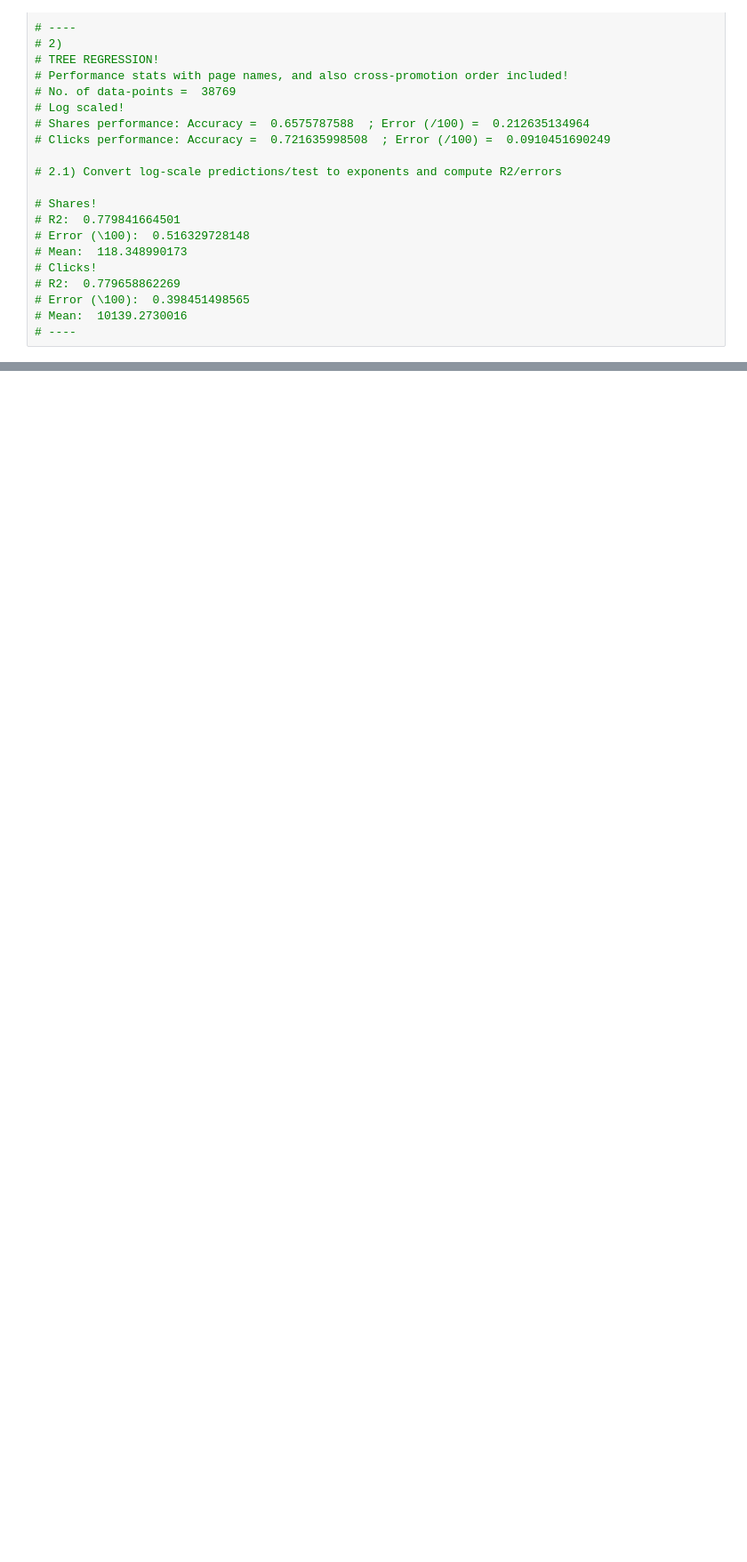
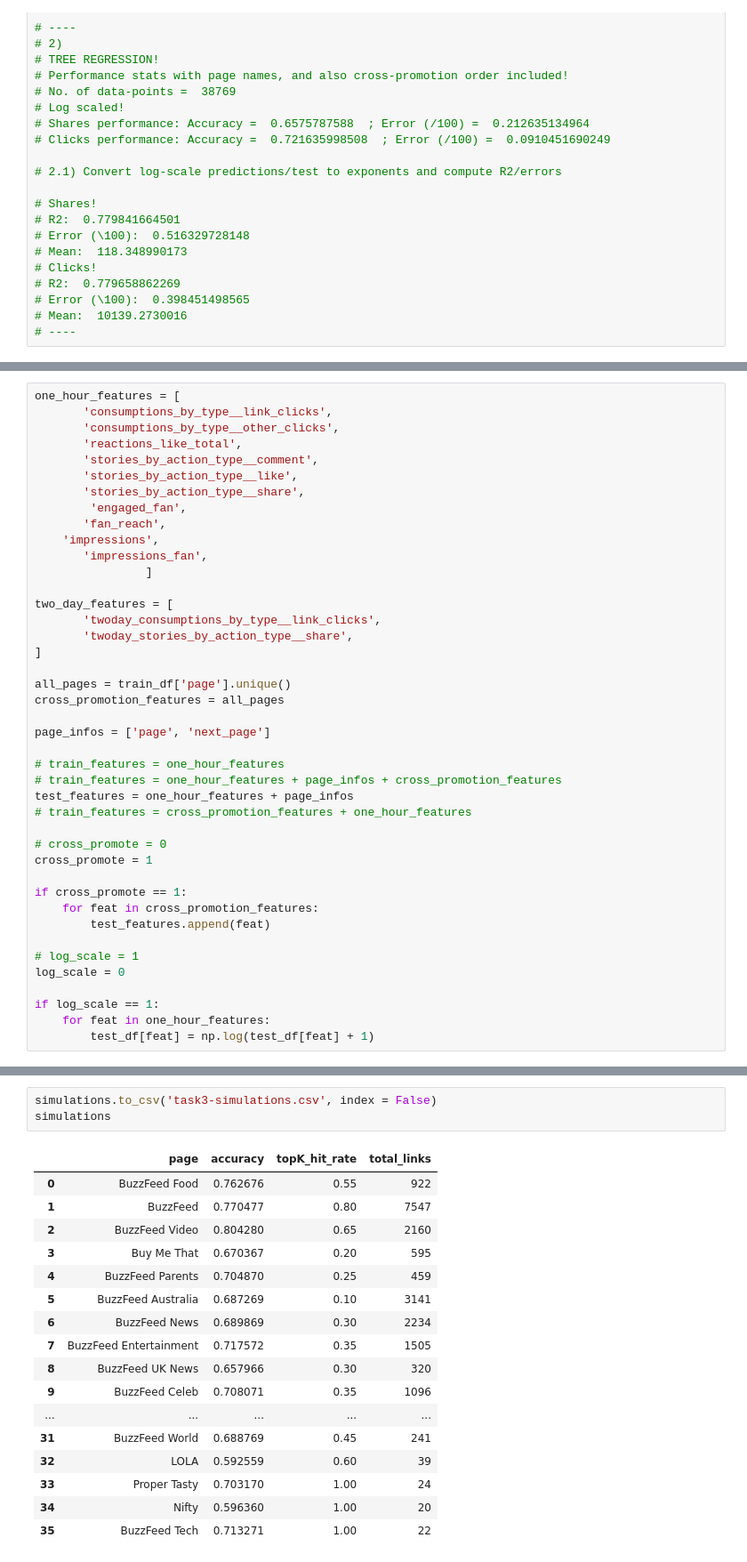
Before and after one commit to eshwarchandrasekharan/predict-pop, a Jupyter notebook: demo-links/task3-routing.ipynb, the cells around one changed output, grey strips where cells are left out. Shown at 89% size. Drawn from its saved outputs; the diff is of its cells as text; blank space fills up the shorter version.

```diff
--- a/demo-links/task3-routing.ipynb
+++ b/demo-links/task3-routing.ipynb
@@ -248,0 +245,42 @@ Mean:  10139.2730016
+# %%
+one_hour_features = [
+       'consumptions_by_type__link_clicks',
+       'consumptions_by_type__other_clicks',
+       'reactions_like_total',
+       'stories_by_action_type__comment',
+       'stories_by_action_type__like',
+       'stories_by_action_type__share',
+        'engaged_fan',
+       'fan_reach',
+    'impressions',
+       'impressions_fan',
+                ]
+
+two_day_features = [
+       'twoday_consumptions_by_type__link_clicks',
+       'twoday_stories_by_action_type__share',
+]
+
+all_pages = train_df['page'].unique()
+cross_promotion_features = all_pages
+
+page_infos = ['page', 'next_page']
+
+# train_features = one_hour_features
+# train_features = one_hour_features + page_infos + cross_promotion_features
+test_features = one_hour_features + page_infos
+# train_features = cross_promotion_features + one_hour_features
+
+# cross_promote = 0
+cross_promote = 1
+
+if cross_promote == 1:
+    for feat in cross_promotion_features:
+        test_features.append(feat)
+
+# log_scale = 1
+log_scale = 0
+
+if log_scale == 1:
+    for feat in one_hour_features:
+        test_df[feat] = np.log(test_df[feat] + 1)
@@ -248,0 +461,21 @@ Mean:  10139.2730016
+# %%
+simulations.to_csv('task3-simulations.csv', index = False)
+simulations
+# %% [output]
+|  | page | accuracy | topK_hit_rate | total_links |
+| 0 | BuzzFeed Food | 0.762676 | 0.55 | 922 |
+| 1 | BuzzFeed | 0.770477 | 0.80 | 7547 |
+| 2 | BuzzFeed Video | 0.804280 | 0.65 | 2160 |
+| 3 | Buy Me That | 0.670367 | 0.20 | 595 |
+| 4 | BuzzFeed Parents | 0.704870 | 0.25 | 459 |
+| 5 | BuzzFeed Australia | 0.687269 | 0.10 | 3141 |
+| 6 | BuzzFeed News | 0.689869 | 0.30 | 2234 |
+| 7 | BuzzFeed Entertainment | 0.717572 | 0.35 | 1505 |
+| 8 | BuzzFeed UK News | 0.657966 | 0.30 | 320 |
+| 9 | BuzzFeed Celeb | 0.708071 | 0.35 | 1096 |
+| ... | ... | ... | ... | ... |
+| 31 | BuzzFeed World | 0.688769 | 0.45 | 241 |
+| 32 | LOLA | 0.592559 | 0.60 | 39 |
+| 33 | Proper Tasty | 0.703170 | 1.00 | 24 |
+| 34 | Nifty | 0.596360 | 1.00 | 20 |
+| 35 | BuzzFeed Tech | 0.713271 | 1.00 | 22 |
```
Also changed, not shown: parts of 22 cells of this notebook, 16 other files.
